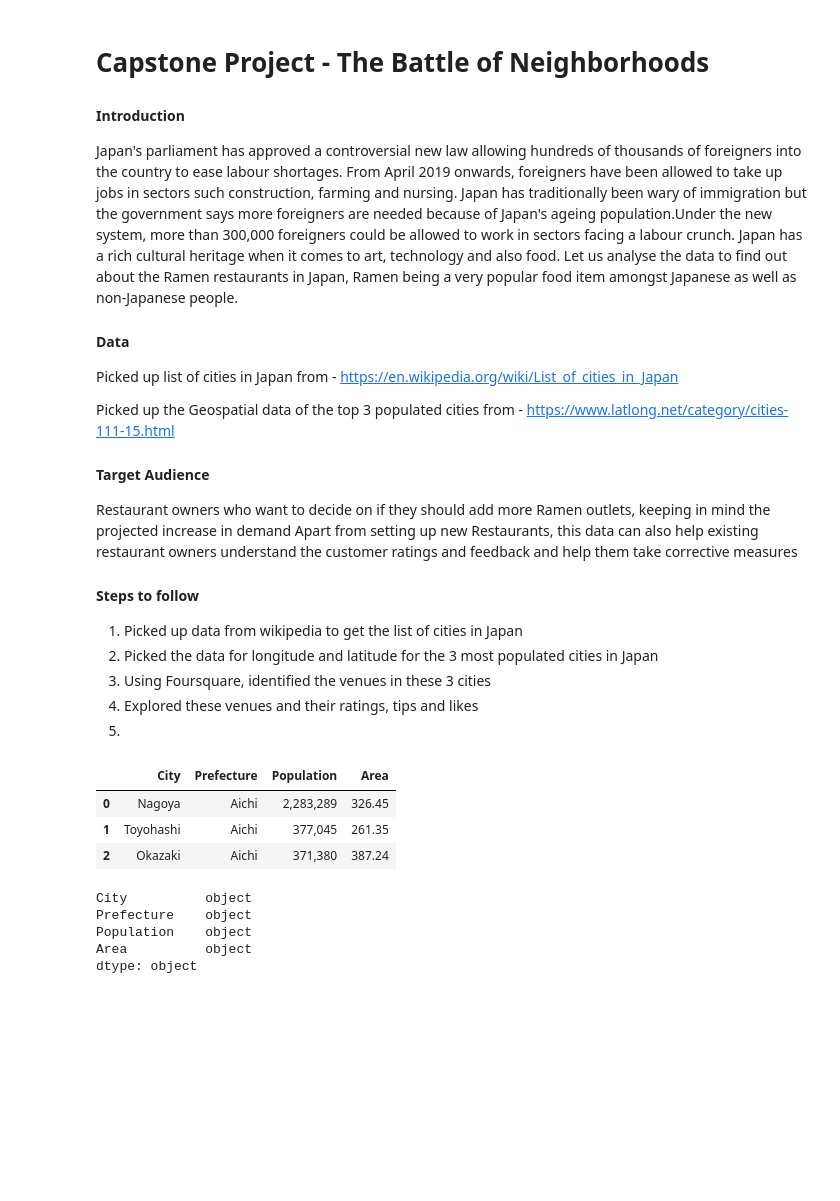
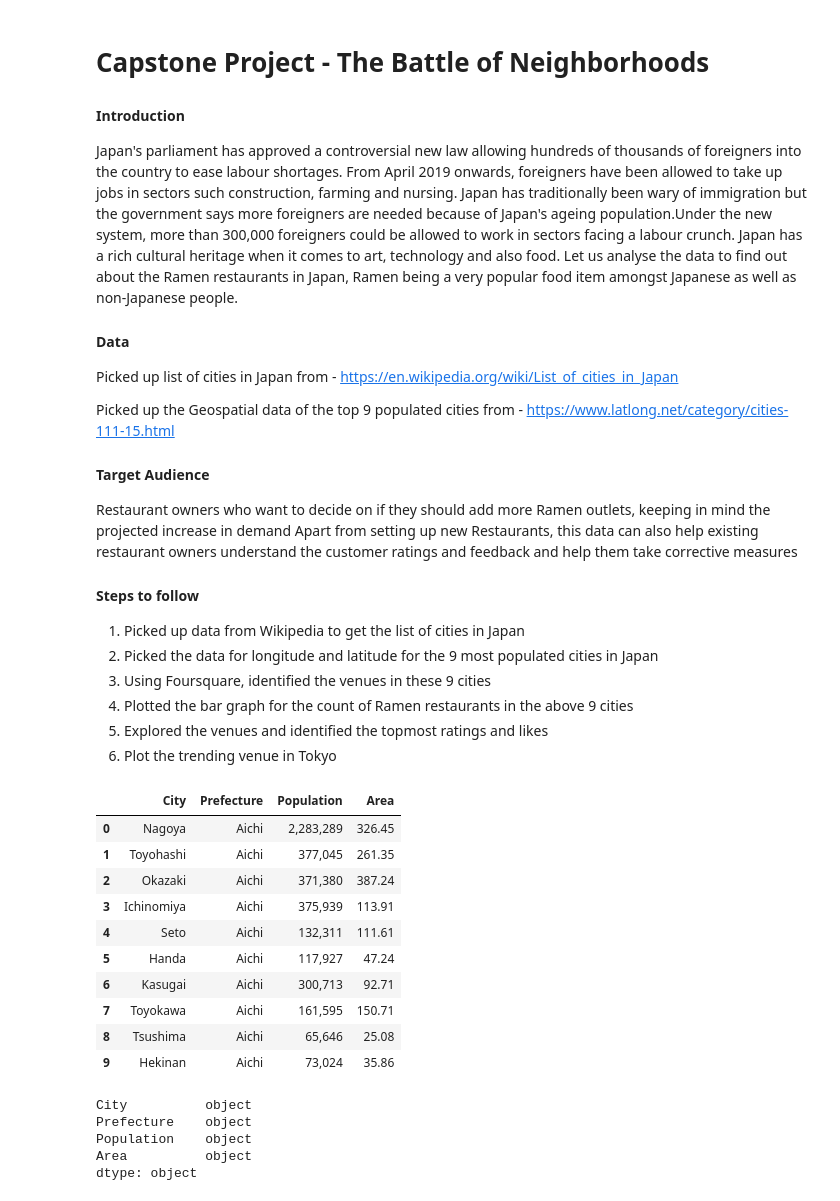
Before and after one commit to kartographers/Coursera_Capstone, a Jupyter notebook: The Battle of Neighbourhoods-working.ipynb, the cells around one changed output. Drawn from its saved outputs; the diff is of its cells as text; code cells hidden in the pictures; blank space fills up the shorter version.

```diff
--- a/The Battle of Neighbourhoods-working.ipynb
+++ b/The Battle of Neighbourhoods-working.ipynb
@@ -12,7 +12,7 @@ Japan has a rich cultural heritage when it comes to art, technology and also foo
 #### Data
 Picked up list of cities in Japan from  - https://en.wikipedia.org/wiki/List_of_cities_in_Japan
 
-Picked up the Geospatial data of the top 3 populated cities from - https://www.latlong.net/category/cities-111-15.html
+Picked up the Geospatial data of the top 9 populated cities from - https://www.latlong.net/category/cities-111-15.html
 
 #### Target Audience
 Restaurant owners who want to decide on if they should add more Ramen outlets, keeping in mind the projected increase in demand
@@ -20,11 +20,12 @@ Apart from setting up new Restaurants, this data can also help existing restaura
 
 #### Steps to follow
 
-1. Picked up data from wikipedia to get the list of cities in Japan
-2. Picked the data for longitude and latitude for the 3 most populated cities in Japan
-3. Using Foursquare, identified the venues in these 3 cities
-4. Explored these venues and their ratings, tips and likes
-5.
+1.	Picked up data from Wikipedia to get the list of cities in Japan
+2.	Picked the data for longitude and latitude for the 9 most populated cities in Japan
+3.	Using Foursquare, identified the venues in these 9 cities
+4.	Plotted the bar graph for the count of Ramen restaurants in the above 9 cities
+5.	Explored the venues and identified the topmost ratings and likes
+6.	Plot the trending venue in Tokyo
 # %%
 import pandas as pd
 # %%
@@ -40,34 +41,41 @@ with open('List_of_cities_in_Japan.html', 'w') as fo:
 from bs4 import BeautifulSoup
 
 article = open('List_of_cities_in_Japan.html').read()
 soup = BeautifulSoup(article, 'html.parser')
 tables = soup.find_all('table', class_='sortable')
 
 for table in tables:
     ths = table.find_all('th')
     headings = [th.text.strip() for th in ths]
     if headings[:8] == ['City (Special Ward)', 'Japanese', 'Prefecture', 'Population','Area','Density','Founded','Homepage']:
         break
 
 with open('cities_in_japan.txt', 'w') as fo:
     for tr in table.find_all('tr'):
         tds = tr.find_all('td')
         if not tds:
             continue
         col1, col2, col3, col4, col5, col6, col7, col8 = [td.text.strip() for td in tds[:8]]
 
         print(';'.join([col1, col2, col3, col4, col5, col6, col7, col8]), file=fo)
 
 data = pd.read_csv('cities_in_japan.txt', sep=";",header=None)
 data.columns = ['col1', 'col2', 'col3', 'col4', 'col5', 'col6', 'col7', 'col8']
 data = data.drop(columns=['col2','col6','col7','col8'])
 data.columns=['City','Prefecture','Population','Area']
-data.head(3)
+data.head(10)
 # %% [output]
 |  | City | Prefecture | Population | Area |
 | 0 | Nagoya | Aichi | 2,283,289 | 326.45 |
 | 1 | Toyohashi | Aichi | 377,045 | 261.35 |
 | 2 | Okazaki | Aichi | 371,380 | 387.24 |
+| 3 | Ichinomiya | Aichi | 375,939 | 113.91 |
+| 4 | Seto | Aichi | 132,311 | 111.61 |
+| 5 | Handa | Aichi | 117,927 | 47.24 |
+| 6 | Kasugai | Aichi | 300,713 | 92.71 |
+| 7 | Toyokawa | Aichi | 161,595 | 150.71 |
+| 8 | Tsushima | Aichi | 65,646 | 25.08 |
+| 9 | Hekinan | Aichi | 73,024 | 35.86 |
 # %%
 data = data.apply(lambda x: x.str.replace(',',''))
 data.dtypes
```
Also changed, not shown: parts of 18 cells of this notebook.
